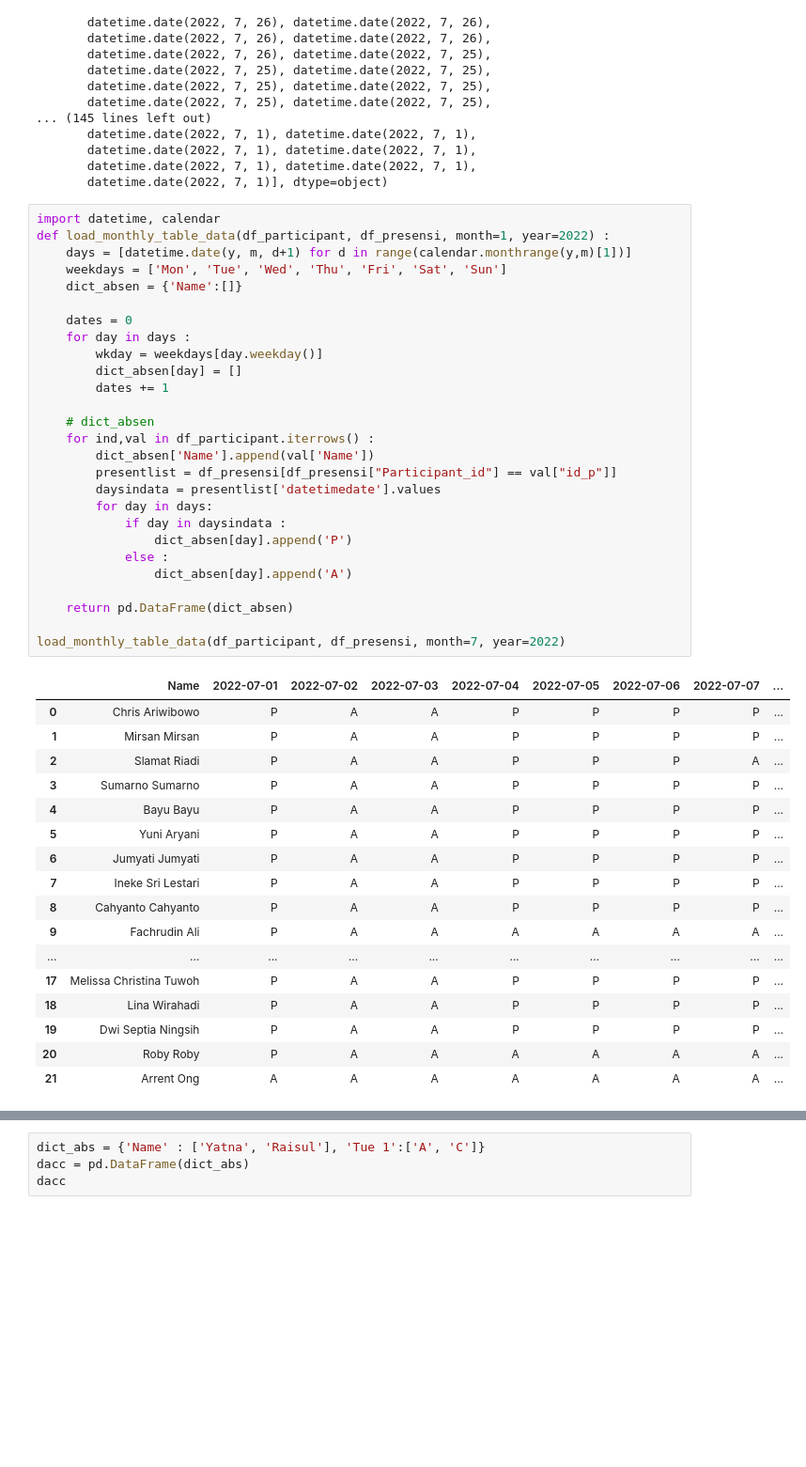
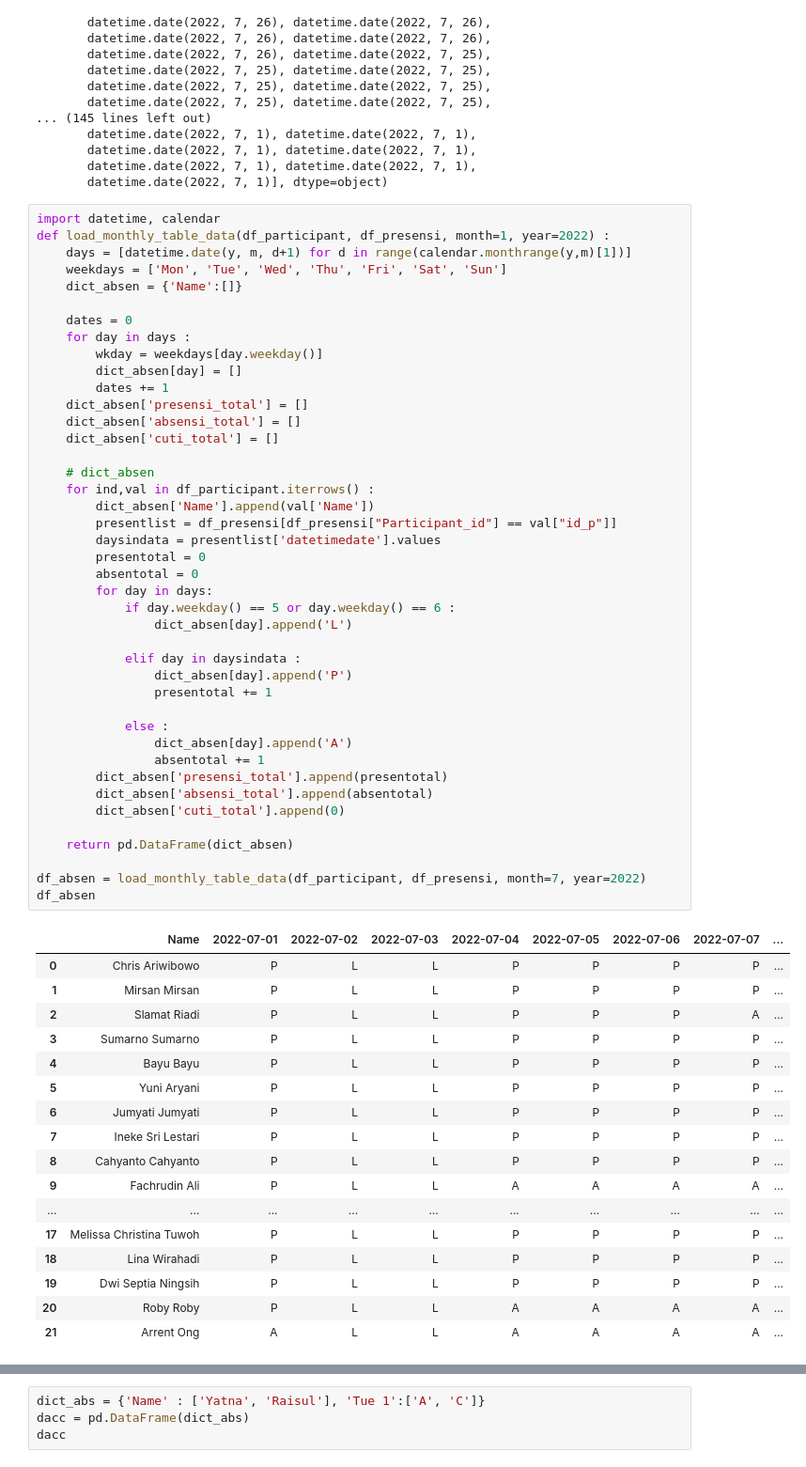
Before and after one commit to agungfazrulhaq/presensi_epsindo, a Jupyter notebook: modeling_data.ipynb, the cells around one changed output, grey strips where cells are left out. Shown: that part at 94% size. Saved outputs shown, nothing was run; the diff lists cells and outputs as text; blank space fills up the shorter version.

Commit message:
Add late data

```diff
--- a/modeling_data.ipynb
+++ b/modeling_data.ipynb
@@ -284,45 +299,60 @@ array([datetime.date(2022, 7, 26), datetime.date(2022, 7, 26),
 # %%
 import datetime, calendar
 def load_monthly_table_data(df_participant, df_presensi, month=1, year=2022) :
     days = [datetime.date(y, m, d+1) for d in range(calendar.monthrange(y,m)[1])]
     weekdays = ['Mon', 'Tue', 'Wed', 'Thu', 'Fri', 'Sat', 'Sun']
     dict_absen = {'Name':[]}
 
     dates = 0
     for day in days :
         wkday = weekdays[day.weekday()]
         dict_absen[day] = []
         dates += 1
+    dict_absen['presensi_total'] = []
+    dict_absen['absensi_total'] = []
+    dict_absen['cuti_total'] = []
 
     # dict_absen
     for ind,val in df_participant.iterrows() :
         dict_absen['Name'].append(val['Name'])
         presentlist = df_presensi[df_presensi["Participant_id"] == val["id_p"]]
         daysindata = presentlist['datetimedate'].values
+        presentotal = 0
+        absentotal = 0
         for day in days:
-            if day in daysindata :
+            if day.weekday() == 5 or day.weekday() == 6 :
+                dict_absen[day].append('L')
+
+            elif day in daysindata :
                 dict_absen[day].append('P')
+                presentotal += 1
+
             else :
                 dict_absen[day].append('A')
+                absentotal += 1
+        dict_absen['presensi_total'].append(presentotal)
+        dict_absen['absensi_total'].append(absentotal)
+        dict_absen['cuti_total'].append(0)
 
     return pd.DataFrame(dict_absen)
 
-load_monthly_table_data(df_participant, df_presensi, month=7, year=2022)
+df_absen = load_monthly_table_data(df_participant, df_presensi, month=7, year=2022)
+df_absen
 # %% [output]
 |  | Name | 2022-07-01 | 2022-07-02 | 2022-07-03 | 2022-07-04 | 2022-07-05 | 2022-07-06 | 2022-07-07 | ... |
-| 0 | Chris Ariwibowo | P | A | A | P | P | P | P | ... |
-| 1 | Mirsan Mirsan | P | A | A | P | P | P | P | ... |
-| 2 | Slamat Riadi | P | A | A | P | P | P | A | ... |
-| 3 | Sumarno Sumarno | P | A | A | P | P | P | P | ... |
-| 4 | Bayu Bayu | P | A | A | P | P | P | P | ... |
-| 5 | Yuni Aryani | P | A | A | P | P | P | P | ... |
-| 6 | Jumyati Jumyati | P | A | A | P | P | P | P | ... |
-| 7 | Ineke Sri Lestari | P | A | A | P | P | P | P | ... |
-| 8 | Cahyanto Cahyanto | P | A | A | P | P | P | P | ... |
-| 9 | Fachrudin Ali | P | A | A | A | A | A | A | ... |
+| 0 | Chris Ariwibowo | P | L | L | P | P | P | P | ... |
+| 1 | Mirsan Mirsan | P | L | L | P | P | P | P | ... |
+| 2 | Slamat Riadi | P | L | L | P | P | P | A | ... |
+| 3 | Sumarno Sumarno | P | L | L | P | P | P | P | ... |
+| 4 | Bayu Bayu | P | L | L | P | P | P | P | ... |
+| 5 | Yuni Aryani | P | L | L | P | P | P | P | ... |
+| 6 | Jumyati Jumyati | P | L | L | P | P | P | P | ... |
+| 7 | Ineke Sri Lestari | P | L | L | P | P | P | P | ... |
+| 8 | Cahyanto Cahyanto | P | L | L | P | P | P | P | ... |
+| 9 | Fachrudin Ali | P | L | L | A | A | A | A | ... |
 | ... | ... | ... | ... | ... | ... | ... | ... | ... | ... |
-| 17 | Melissa Christina Tuwoh | P | A | A | P | P | P | P | ... |
-| 18 | Lina Wirahadi | P | A | A | P | P | P | P | ... |
-| 19 | Dwi Septia Ningsih | P | A | A | P | P | P | P | ... |
-| 20 | Roby Roby | P | A | A | A | A | A | A | ... |
-| 21 | Arrent Ong | A | A | A | A | A | A | A | ... |
+| 17 | Melissa Christina Tuwoh | P | L | L | P | P | P | P | ... |
+| 18 | Lina Wirahadi | P | L | L | P | P | P | P | ... |
+| 19 | Dwi Septia Ningsih | P | L | L | P | P | P | P | ... |
+| 20 | Roby Roby | P | L | L | A | A | A | A | ... |
+| 21 | Arrent Ong | A | L | L | A | A | A | A | ... |
```
Also changed, not shown: parts of 3 cells of this notebook, 4 other files.
